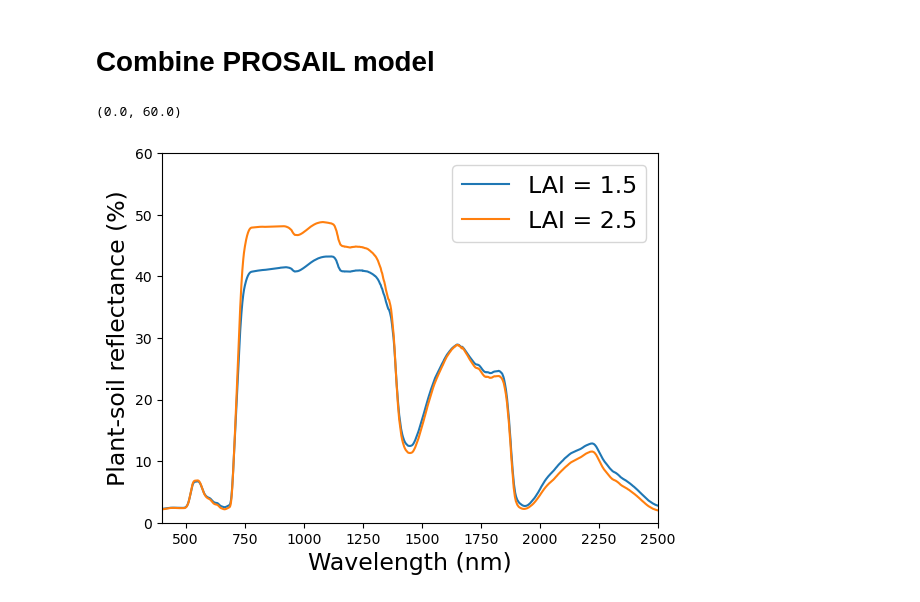
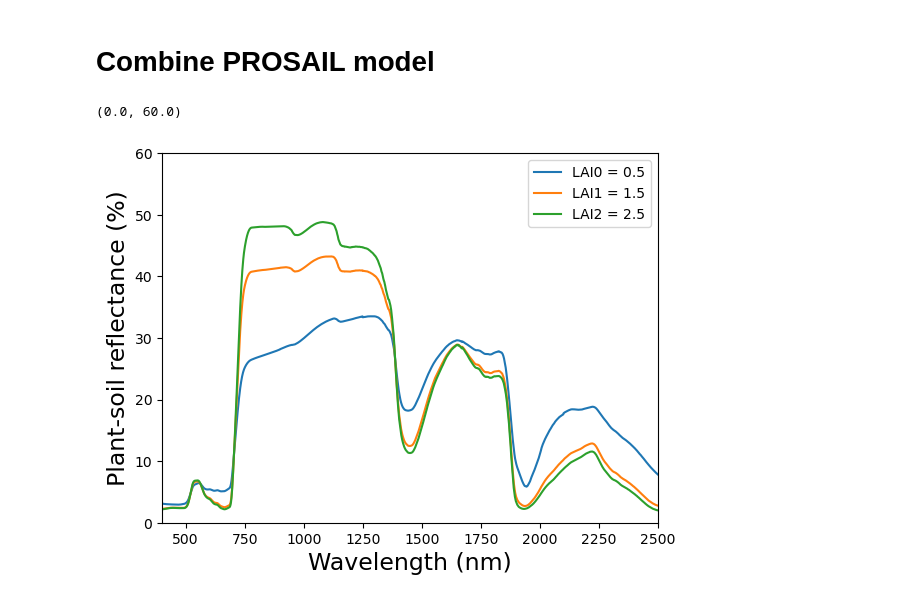
Before and after one commit to GEMINI-Breeding/SOGM_soil_spectra_simulation, a Jupyter notebook: Runtest.ipynb, the cells around one changed output. Cells and saved outputs as stored; diff of their text form; code cells hidden in the pictures.

```diff
--- a/Runtest.ipynb
+++ b/Runtest.ipynb
@@ -156,28 +156,32 @@ plt.ylim(y_limit)
 # %%
 wet_spectrum = wet_spectra[0].cpu().numpy()
 # Return directional reflectance factor
 n = 1.5 # number elementary layer
 cab = 40. # chlorophyll content in ug/cm2
 car = 8. # carotenoid content in ug/cm2
 cbrown = 0.0 # brown pigment content in ug/cm2
 cw = 0.01 # equivalent water thickness in g/cm2
 cm = 0.009 # dry matter content in g/cm2
+lai0 = 0.5 # leaf area index
+rr0 = prosail.run_prosail(wet_spectrum,n, cab, car, cbrown, cw, cm, lai0, -0.35, 0.01, 30., 10., 0.)
 lai1 = 1.5 # leaf area index
 rr1 = prosail.run_prosail(wet_spectrum,n, cab, car, cbrown, cw, cm, lai1, -0.35, 0.01, 30., 10., 0.)
 lai2 = 2.5 # leaf area index
 rr2 = prosail.run_prosail(wet_spectrum,n, cab, car, cbrown, cw, cm, lai2, -0.35, 0.01, 30., 10., 0.)
+
+plt.plot(wavelength,100*rr0[:-1])
 plt.plot(wavelength,100*rr1[:-1])
 plt.plot(wavelength,100*rr2[:-1])
 x_limit = (400, 2500)
 y_limit = (0, 60)
 x_label = 'Wavelength (nm)'
 y_label = 'Plant-soil reflectance (%)'
 fontsz = 17
-plt.legend(['LAI = 1.5', 'LAI = 2.5'], fontsize=fontsz)
+plt.legend(['LAI0 = 0.5', 'LAI1 = 1.5', 'LAI2 = 2.5'])
 plt.xlabel(x_label, fontsize=fontsz)
 plt.ylabel(y_label, fontsize=fontsz)
 plt.xlim(x_limit)
 plt.ylim(y_limit)
 # %% [output]
 (0.0, 60.0)
-[figure, old version]
+[figure, new version]
```
